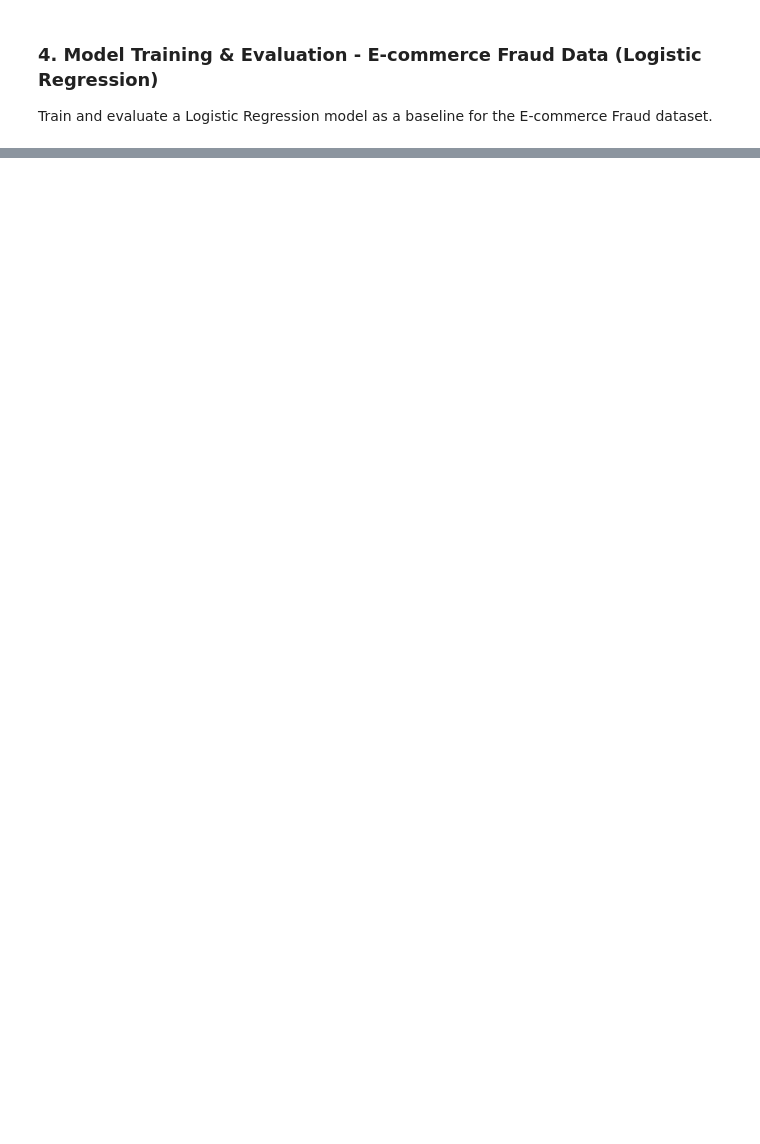
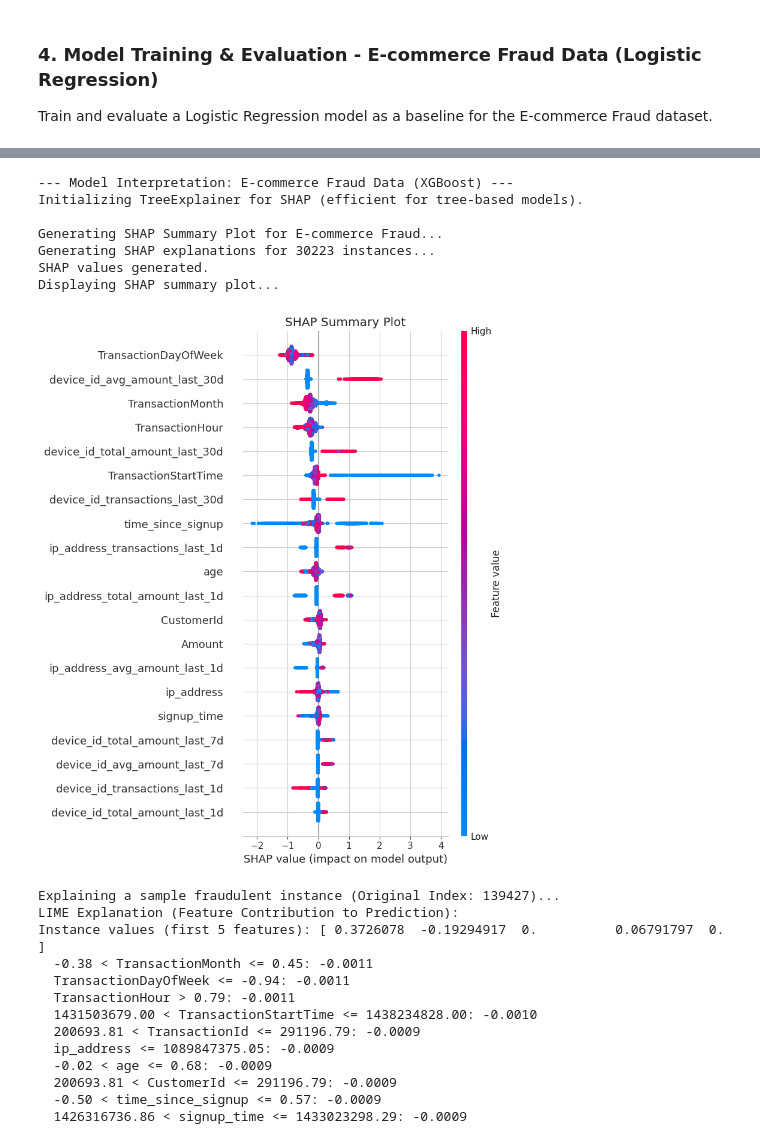
Before and after one commit to michaWorku/E-commerce-Bank-Fraud-Detection, a Jupyter notebook: notebooks/02_Model_Experimentation.ipynb, the cells around one changed output, grey strips where cells are left out. Cells and saved outputs as stored; diff of their text form; code cells hidden in the pictures; blank space fills up the shorter version.

```diff
--- a/notebooks/02_Model_Experimentation.ipynb
+++ b/notebooks/02_Model_Experimentation.ipynb
@@ -495,0 +530,67 @@ XGBoost's ability to achieve a higher F1-score and AUC-PR, combined with its cap
+# %%
+print("\n--- Model Interpretation: E-commerce Fraud Data (XGBoost) ---")
+
+if 'XGBoost' in ecommerce_models and not X_train_fraud_resampled.empty:
+    best_ecommerce_model = ecommerce_models['XGBoost'] # Assuming XGBoost is often the best for demonstration
+
+    # Get the feature names from the processed training data
+    feature_names_fraud = X_train_fraud_resampled.columns.tolist()
+
+    # Initialize ModelInterpreter
+    interpreter_fraud = ModelInterpreter(
+        model=best_ecommerce_model,
+        feature_names=feature_names_fraud,
+        model_type='classification',
+        class_names=['Non-Fraud', 'Fraud'],
+        training_data_for_lime=X_train_fraud_resampled.values # LIME needs original training data for background as numpy array
+    )
+
+    # Global Feature Importance (SHAP Summary Plot)
+    print("\nGenerating SHAP Summary Plot for E-commerce Fraud...")
+    interpreter_fraud.explain_model_shap(X_test_fraud) # Pass DataFrame for SHAP
+    interpreter_fraud.plot_shap_summary(X_test_fraud) # Pass DataFrame for SHAP
+
+    # Local Interpretation (LIME) - Explain a sample fraudulent transaction
+    fraud_indices = y_test_fraud[y_test_fraud == 1].index
+    if not fraud_indices.empty:
+        sample_fraud_instance_idx = fraud_indices[0] # Take the first one
+        sample_fraud_instance = X_test_fraud.loc[sample_fraud_instance_idx].values # Pass as numpy array for LIME
+        print(f"\nExplaining a sample fraudulent instance (Original Index: {sample_fraud_instance_idx})...")
+        interpreter_fraud.explain_instance_lime(sample_fraud_instance)
+    else:
+        print("No fraudulent instances found in the test set for LIME explanation.")
+
+    # Local Interpretation (LIME) - Explain a sample non-fraudulent transaction
+    non_fraud_indices = y_test_fraud[y_test_fraud == 0].index
+    if not non_fraud_indices.empty:
+        sample_non_fraud_instance_idx = non_fraud_indices[0] # Take the first one
+        sample_non_fraud_instance = X_test_fraud.loc[sample_non_fraud_instance_idx].values # Pass as numpy array for LIME
+        print(f"\nExplaining a sample non-fraudulent instance (Original Index: {sample_non_fraud_instance_idx})...")
+        interpreter_fraud.explain_instance_lime(sample_non_fraud_instance)
+    else:
+        print("No non-fraudulent instances found in the test set for LIME explanation.")
+
+else:
+    print("E-commerce Fraud Data is empty or XGBoost model not trained. Skipping interpretation.")
+# %% [output]
+--- Model Interpretation: E-commerce Fraud Data (XGBoost) ---
+Initializing TreeExplainer for SHAP (efficient for tree-based models).
+
+Generating SHAP Summary Plot for E-commerce Fraud...
+Generating SHAP explanations for 30223 instances...
+SHAP values generated.
+Displaying SHAP summary plot...
+[figure, added]
+Explaining a sample fraudulent instance (Original Index: 139427)...
+LIME Explanation (Feature Contribution to Prediction):
+Instance values (first 5 features): [ 0.3726078  -0.19294917  0.          0.06791797  0.        ]
+  -0.38 < TransactionMonth <= 0.45: -0.0011
+  TransactionDayOfWeek <= -0.94: -0.0011
+  TransactionHour > 0.79: -0.0011
+  1431503679.00 < TransactionStartTime <= 1438234828.00: -0.0010
+  200693.81 < TransactionId <= 291196.79: -0.0009
+  ip_address <= 1089847375.05: -0.0009
+  -0.02 < age <= 0.68: -0.0009
+  200693.81 < CustomerId <= 291196.79: -0.0009
+  -0.50 < time_since_signup <= 0.57: -0.0009
+  1426316736.86 < signup_time <= 1433023298.29: -0.0009
```
Also changed, not shown: parts of 43 cells of this notebook.
